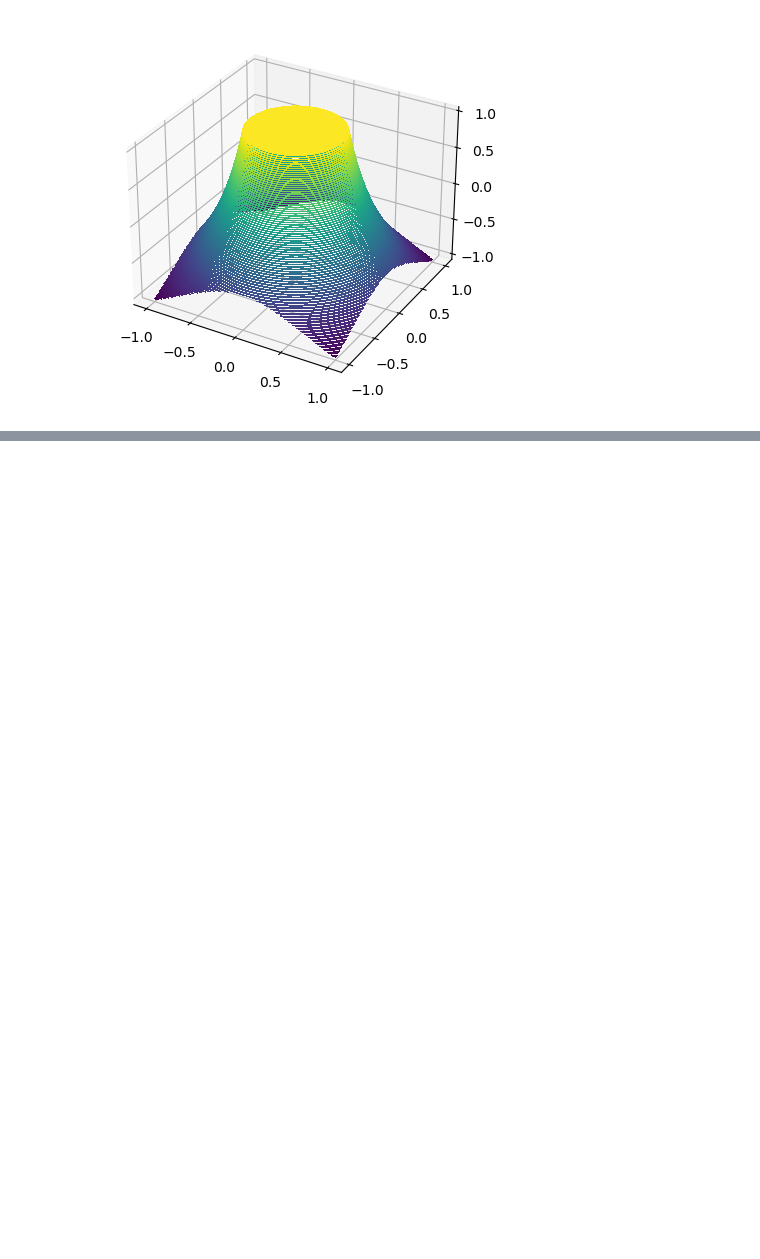
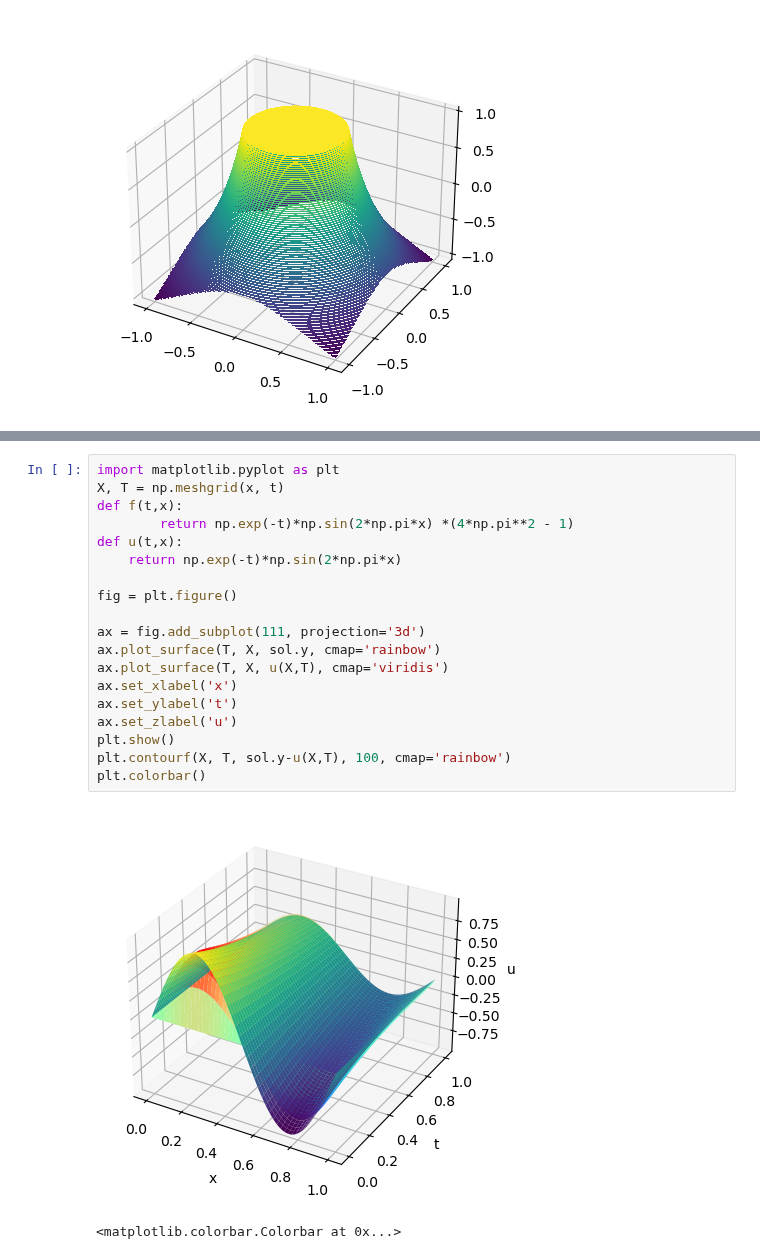
Before and after one commit to TobiLeitgeb/Code_bac, a Jupyter notebook: laplace_2d.ipynb, the cells around one changed output, grey strips where cells are left out. Drawn from its saved outputs; the diff is of its cells as text; blank space fills up the shorter version.

```diff
--- a/laplace_2d.ipynb
+++ b/laplace_2d.ipynb
@@ -345,0 +379,22 @@ Parameters:
+# %%
+import matplotlib.pyplot as plt
+X, T = np.meshgrid(x, t)
+def f(t,x):
+        return np.exp(-t)*np.sin(2*np.pi*x) *(4*np.pi**2 - 1)
+def u(t,x):
+    return np.exp(-t)*np.sin(2*np.pi*x)
+
+fig = plt.figure()
+
+ax = fig.add_subplot(111, projection='3d')
+ax.plot_surface(T, X, sol.y, cmap='rainbow')
+ax.plot_surface(T, X, u(X,T), cmap='viridis')
+ax.set_xlabel('x')
+ax.set_ylabel('t')
+ax.set_zlabel('u')
+plt.show()
+plt.contourf(X, T, sol.y-u(X,T), 100, cmap='rainbow')
+plt.colorbar()
+# %% [output]
+[figure, added]
+<matplotlib.colorbar.Colorbar at 0x...>
```
Also changed, not shown: parts of 3 cells of this notebook, 6 other files.
